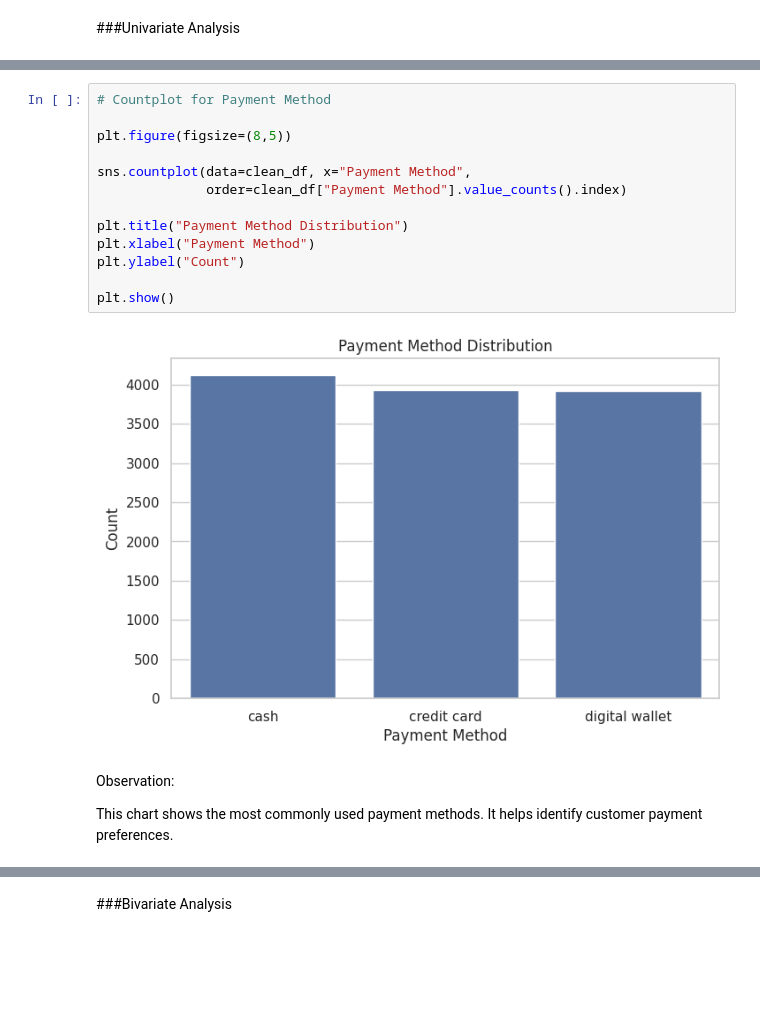
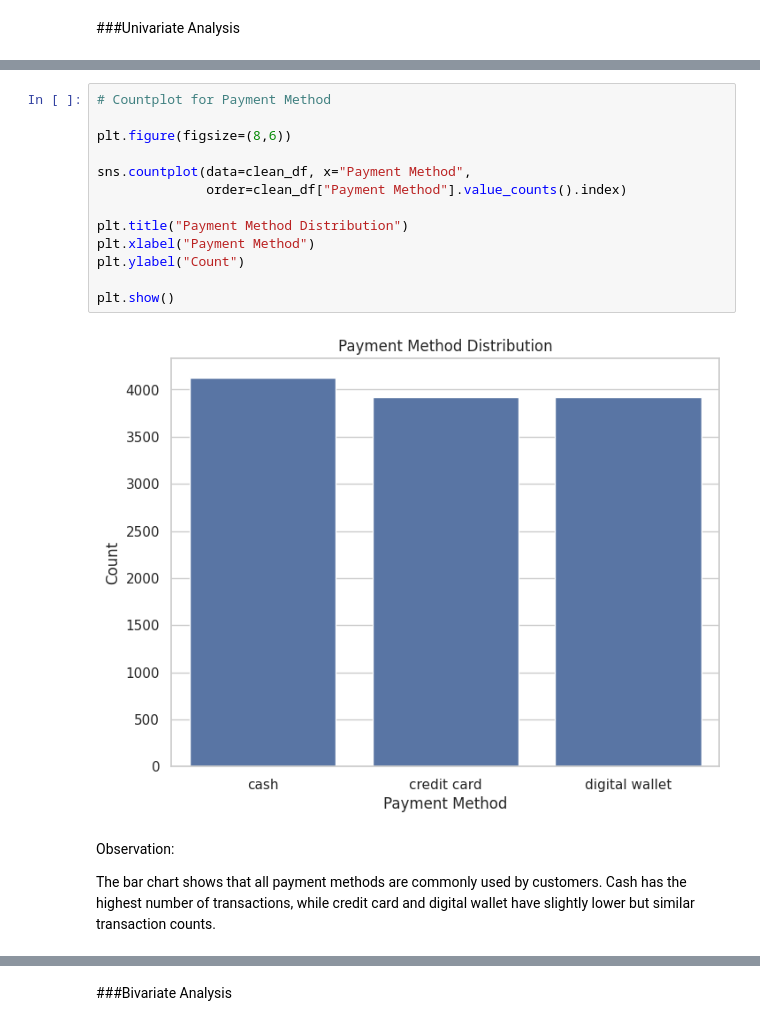
Before and after one commit to maybraniswe/Retail-Store-Sales-Analysis-and-Prediction, a Jupyter notebook: Retail_Store_Sales_Analysis_and_Prediction.ipynb, the cells around one changed output, grey strips where cells are left out. Cells and saved outputs as stored; diff of their text form; blank space fills up the shorter version.

```diff
--- a/Retail_Store_Sales_Analysis_and_Prediction.ipynb
+++ b/Retail_Store_Sales_Analysis_and_Prediction.ipynb
@@ -459,23 +442,22 @@ Some categories are more popular and have higher transaction counts.
 # %%
 # Countplot for Payment Method
 
-plt.figure(figsize=(8,5))
+plt.figure(figsize=(8,6))
 
 sns.countplot(data=clean_df, x="Payment Method",
               order=clean_df["Payment Method"].value_counts().index)
 
 plt.title("Payment Method Distribution")
 plt.xlabel("Payment Method")
 plt.ylabel("Count")
 
 plt.show()
 # %% [output]
-[figure, old version]
+[figure, new version]
-# %% [markdown]
-Observation:
-
-This chart shows the most commonly used payment methods.
-It helps identify customer payment preferences.
+# %% [markdown]
+Observation:
+
+The bar chart shows that all payment methods are commonly used by customers. Cash has the highest number of transactions, while credit card and digital wallet have slightly lower but similar transaction counts.
 # %%
 # Pie chart for Location distribution
 
```
Also changed, not shown: parts of 95 cells of this notebook.
